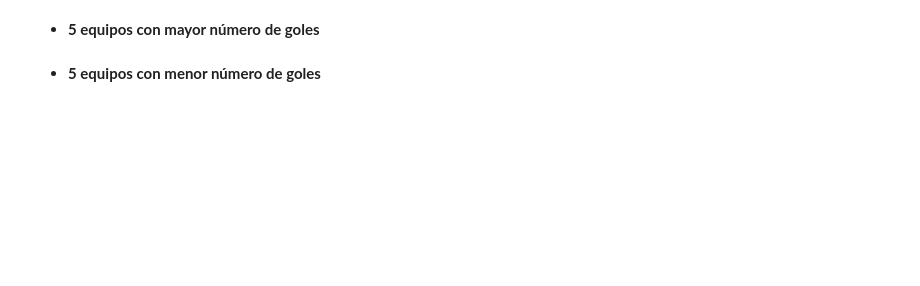
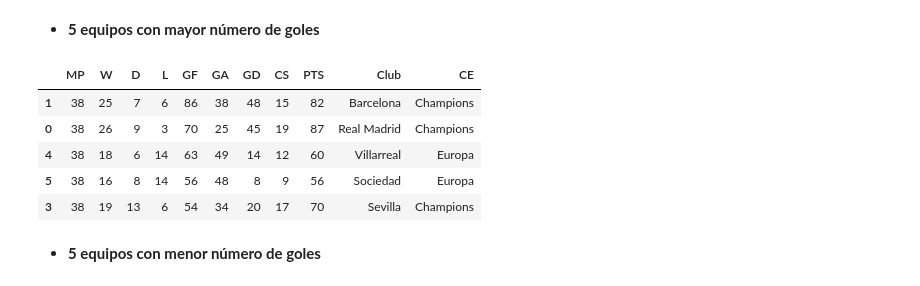
Before and after one commit to davip99/Proyecto-Luca, a Jupyter notebook: Proyecto2.ipynb, the cells around one changed output. Drawn from its saved outputs; the diff is of its cells as text; code cells hidden in the pictures; blank space fills up the shorter version.

```diff
--- a/Proyecto2.ipynb
+++ b/Proyecto2.ipynb
@@ -783,10 +775,16 @@ print(clasificados_n)
 def clasificacion(row):
     club = row["Club"]
     if club in clasificados_cl:
-        print("Champions")
+        return "Champions"
+        #print("Champions")
     elif club in clasificados_el:
-        print("Europa")
+        return "Europa"
+        #print("Europa")
     elif club in clasificados_d:
-        print("Descendido")
+        return "Descendido"
+        #print("Descendido")
     else:
-        print("Fuera de competicion")
+        return "Fuera de competicion"
+        #print("Fuera de competicion")
+
+clasificacion(df_tabla_liga_o.loc[9])
@@ -793,2 +793,5 @@ def clasificacion(row):
 # %% [markdown]
 #### Aplique la función anterior con un apply y cre una columna llamada CE (Competiciones Europeas)
+# %%
+df_tabla_liga_o["CE"] = df_tabla_liga_o.apply(clasificacion, axis=1)
+print(df_tabla_liga_o)
@@ -795,4 +816,13 @@ def clasificacion(row):
 # %% [markdown]
 * **5 equipos con mayor número de goles**
+# %%
+df_tabla_liga_o.sort_values(by="GF", ascending=False).head()
+# %% [output]
+|  | MP | W | D | L | GF | GA | GD | CS | PTS | Club | CE |
+| 1 | 38 | 25 | 7 | 6 | 86 | 38 | 48 | 15 | 82 | Barcelona | Champions |
+| 0 | 38 | 26 | 9 | 3 | 70 | 25 | 45 | 19 | 87 | Real Madrid | Champions |
+| 4 | 38 | 18 | 6 | 14 | 63 | 49 | 14 | 12 | 60 | Villarreal | Europa |
+| 5 | 38 | 16 | 8 | 14 | 56 | 48 | 8 | 9 | 56 | Sociedad | Europa |
+| 3 | 38 | 19 | 13 | 6 | 54 | 34 | 20 | 17 | 70 | Sevilla | Champions |
 # %% [markdown]
 * **5 equipos con menor número de goles**
```
Also changed, not shown: parts of 9 cells of this notebook.
